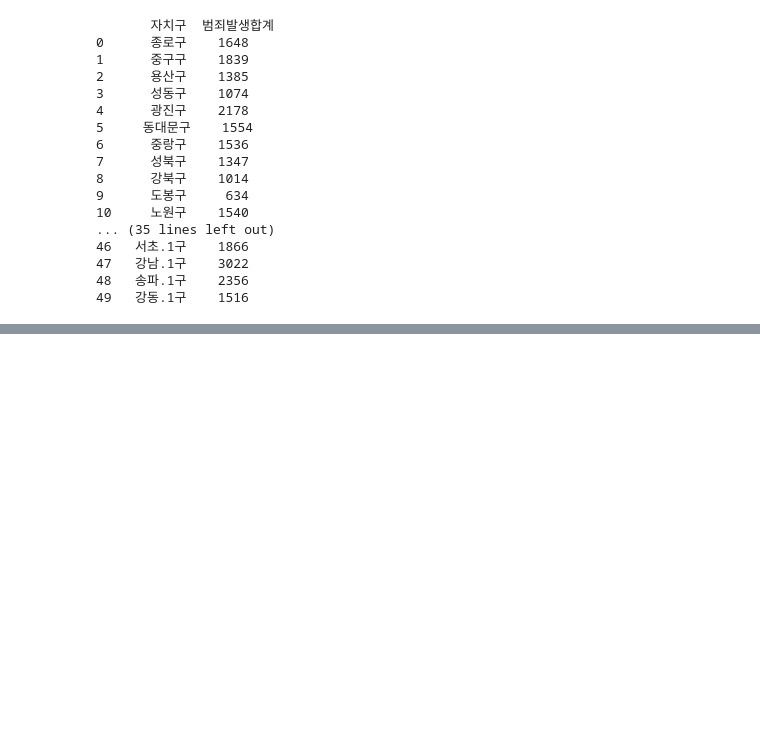
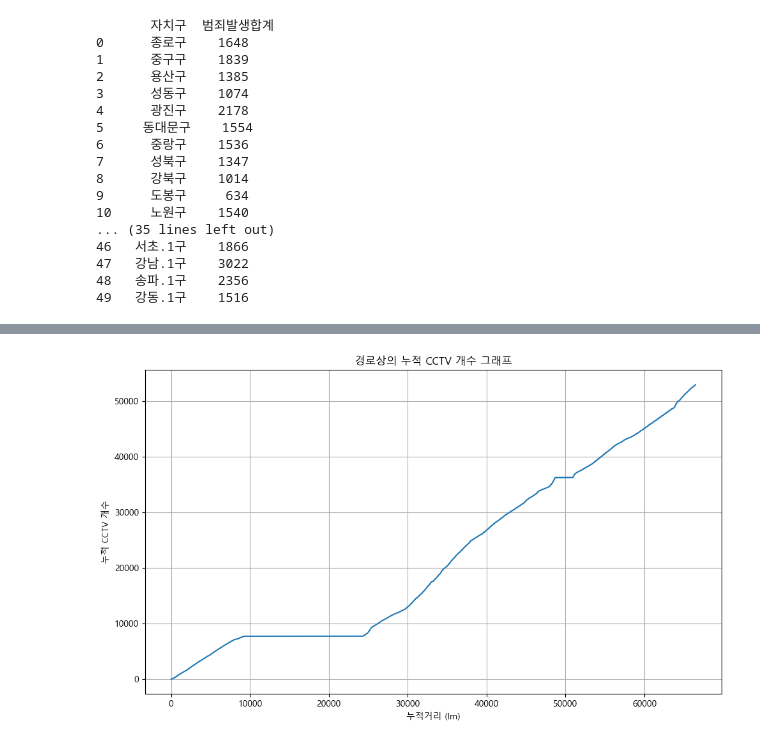
Before and after one commit to Gwangya-Data-Analysi-data/Traffic-Safety, a Jupyter notebook: 위치 데이터/test.ipynb, the cells around one changed output, grey strips where cells are left out. Cells and saved outputs as stored; diff of their text form; code cells hidden in the pictures; blank space fills up the shorter version.

Commit message:
data

```diff
--- a/위치 데이터/test.ipynb
+++ b/위치 데이터/test.ipynb
@@ -174,8 +70,22 @@ print(crime_summary_df )
 49   강동.1구    1516
 # %%
 # CCTV 데이터에서 자치구 추출
-cctv['자치구'] = cctv['관리기관명'].str.extract(r'(\S+구)')
+cctv['자치구'] = cctv['소재지도로명주소'].str.extract(r'(\S+구)')
+
 cctv_by_gu = cctv['자치구'].value_counts().reset_index()
 cctv_by_gu.columns = ['자치구', 'CCTV_수']
-print(cctv_by_gu)
+cctv_by_gu
+
+# 예시: gu_counts라는 DataFrame에 '자치구'와 'CCTV_수'가 있을 경우
+cctv_by_gu.loc[cctv_by_gu['자치구'] == '입구', '자치구'] = '도봉구'
+
+서울_25개_자치구 = [
+    '종로구', '중구', '용산구', '성동구', '광진구', '동대문구', '중랑구', '성북구', '강북구', '도봉구',
+    '노원구', '은평구', '서대문구', '마포구', '양천구', '강서구', '구로구', '금천구', '영등포구',
+    '동작구', '관악구', '서초구', '강남구', '송파구', '강동구'
+]
+
+cctv_by_gu = cctv_by_gu[cctv_by_gu['자치구'].isin(서울_25개_자치구)]
+
+cctv_by_gu
 # %% [output]
@@ -253,0 +167,55 @@ print(result_renamed)
+# %%
+import pandas as pd
+import numpy as np
+import matplotlib.pyplot as plt
+import math
+
+plt.rcParams['font.family'] = 'Malgun Gothic'
+plt.rcParams['axes.unicode_minus'] = False
+warnings.filterwarnings("ignore")
+
+
+# 두 지점의 위도, 경도 값으로 거리(km)를 계산하는 haversine 함수
+def haversine(lat1, lon1, lat2, lon2):
+    # 위도/경도를 라디안 단위로 변환
+    lat1, lon1, lat2, lon2 = map(math.radians, [lat1, lon1, lat2, lon2])
+    dlat = lat2 - lat1
+    dlon = lon2 - lon1
+    a = math.sin(dlat/2)**2 + math.cos(lat1) * math.cos(lat2) * math.sin(dlon/2)**2
+    c = 2 * math.asin(math.sqrt(a))
+    r = 6371  # 지구 반지름 (km)
+    return c * r
+
+# 엑셀 파일 읽어오기 (파일 경로가 맞는지 확인)
+
+# 위도와 경도 컬럼이 있는지 확인 (여기서는 '위도'와 '경도'가 컬럼명이라고 가정)
+if 'WGS84위도' not in cctv.columns or 'WGS84경도' not in cctv.columns:
+    raise ValueError("엑셀 파일에 '위도'와 '경도' 컬럼이 존재하지 않습니다.")
+
+# 누적거리(lm) 컬럼이 없으면, 계산하여 생성
+if '누적거리(lm)' not in cctv.columns:
+    cumulative_distance = [0]  # 시작점은 0 lm
+    for i in range(1, len(cctv)):
+        lat1 = cctv.loc[i - 1, 'WGS84위도']
+        lon1 = cctv.loc[i - 1, 'WGS84경도']
+        lat2 = cctv.loc[i, 'WGS84위도']
+        lon2 = cctv.loc[i, 'WGS84경도']
+        distance = haversine(lat1, lon1, lat2, lon2)
+        cumulative_distance.append(distance)
+    # 각 지점 간 거리의 누적합을 구함 (단위: km)
+    cctv['누적거리(lm)'] = np.cumsum(cumulative_distance)
+
+# 각 행을 1개 CCTV로 보고 누적 개수를 계산
+cctv['누적CCTV개수'] = np.arange(1, len(cctv) + 1)
+
+# 누적 거리에 따른 누적 CCTV 개수 선 그래프 출력
+plt.figure(figsize=(10, 6))
+plt.plot(cctv['누적거리(lm)'], cctv['누적CCTV개수'], linestyle='-')
+plt.xlabel('누적거리 (lm)')
+plt.ylabel('누적 CCTV 개수')
+plt.title('경로상의 누적 CCTV 개수 그래프')
+plt.grid(True)
+plt.tight_layout()
+plt.show()
+# %% [output]
+[figure, added]
```
Also changed, not shown: parts of 18 cells of this notebook, 35 other files.
